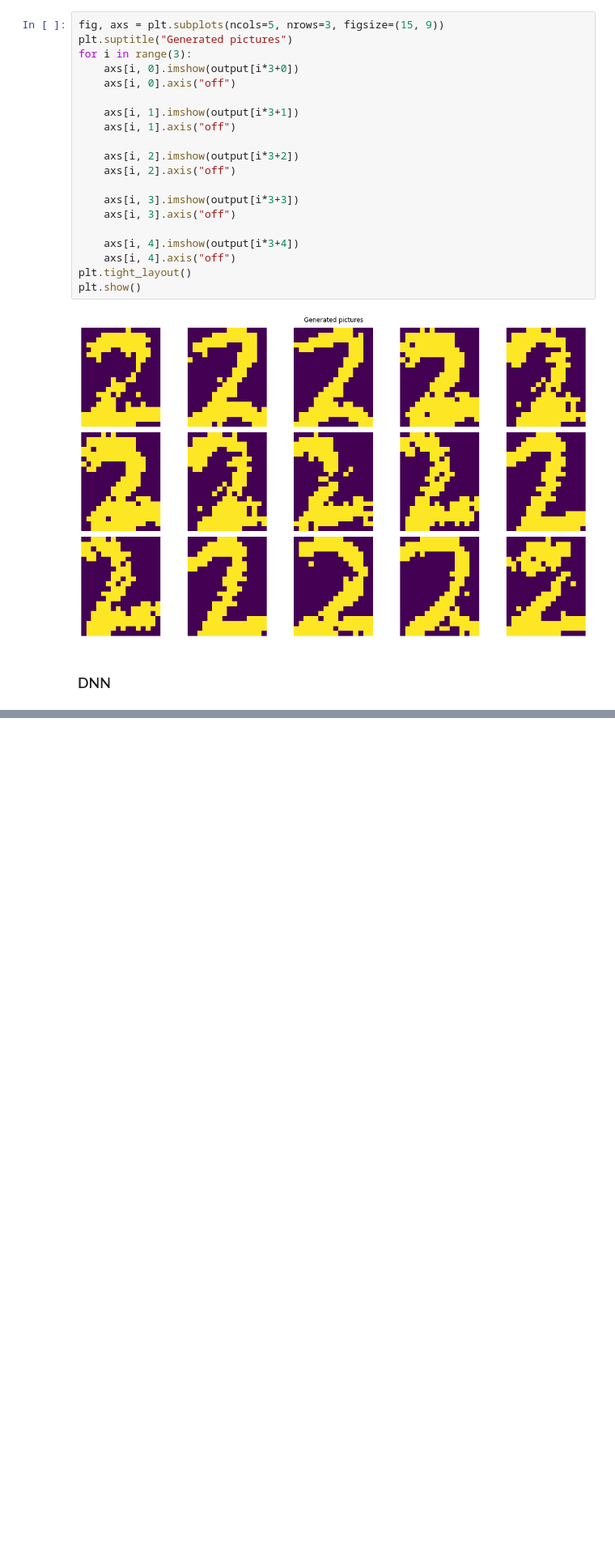
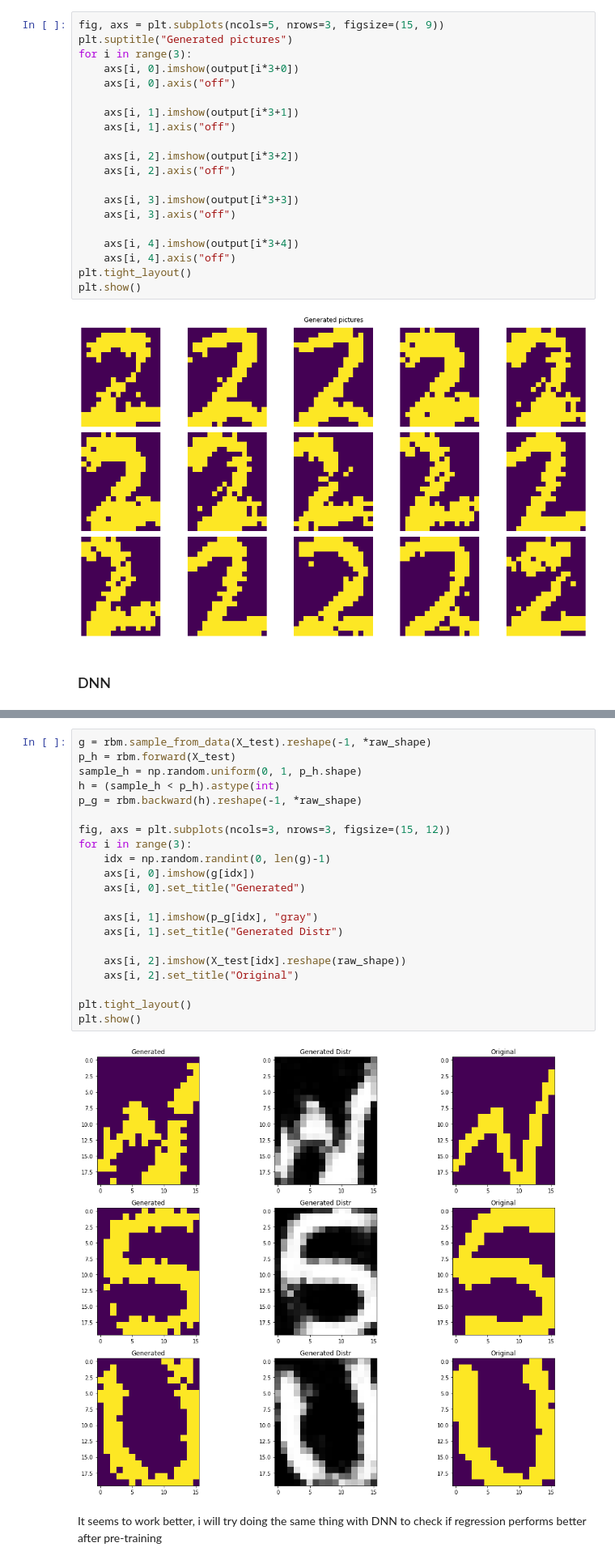
Before and after one commit to VldKnd/RBM, a Jupyter notebook: Experiments.ipynb, the cells around one changed output, grey strips where cells are left out. Shown at 81% size. Saved outputs shown, nothing was run; the diff lists cells and outputs as text; blank space fills up the shorter version.

```diff
--- a/Experiments.ipynb
+++ b/Experiments.ipynb
@@ -255,0 +402,25 @@ plt.show()
+# %%
+g = rbm.sample_from_data(X_test).reshape(-1, *raw_shape)
+p_h = rbm.forward(X_test)
+sample_h = np.random.uniform(0, 1, p_h.shape)
+h = (sample_h < p_h).astype(int)
+p_g = rbm.backward(h).reshape(-1, *raw_shape)
+
+fig, axs = plt.subplots(ncols=3, nrows=3, figsize=(15, 12))
+for i in range(3):
+    idx = np.random.randint(0, len(g)-1)
+    axs[i, 0].imshow(g[idx])
+    axs[i, 0].set_title("Generated")
+
+    axs[i, 1].imshow(p_g[idx], "gray")
+    axs[i, 1].set_title("Generated Distr")
+
+    axs[i, 2].imshow(X_test[idx].reshape(raw_shape))
+    axs[i, 2].set_title("Original")
+
+plt.tight_layout()
+plt.show()
+# %% [output]
+[figure, added]
+# %% [markdown]
+It seems to work better, i will try doing the same thing with DNN to check if regression performs better after pre-training
```
Also changed, not shown: parts of 27 cells of this notebook, 2 other files.
